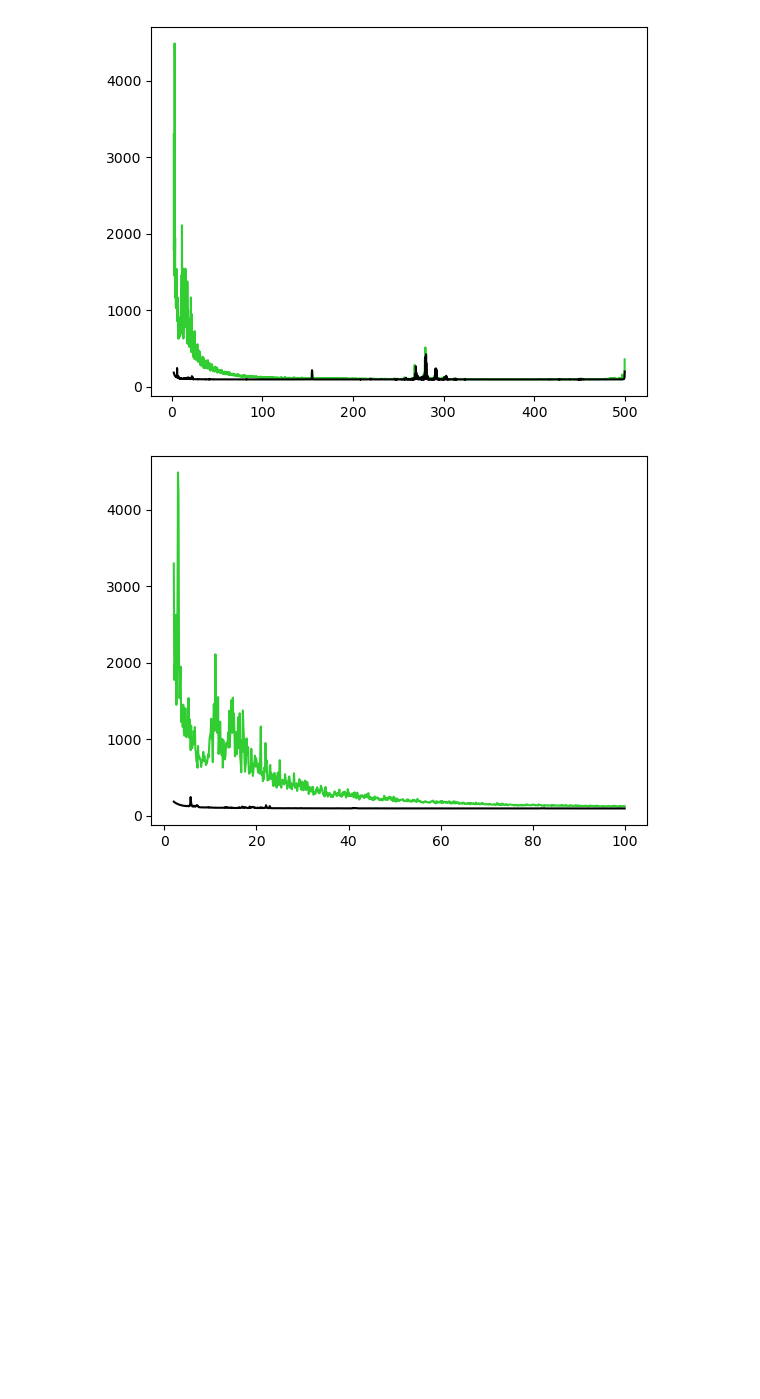
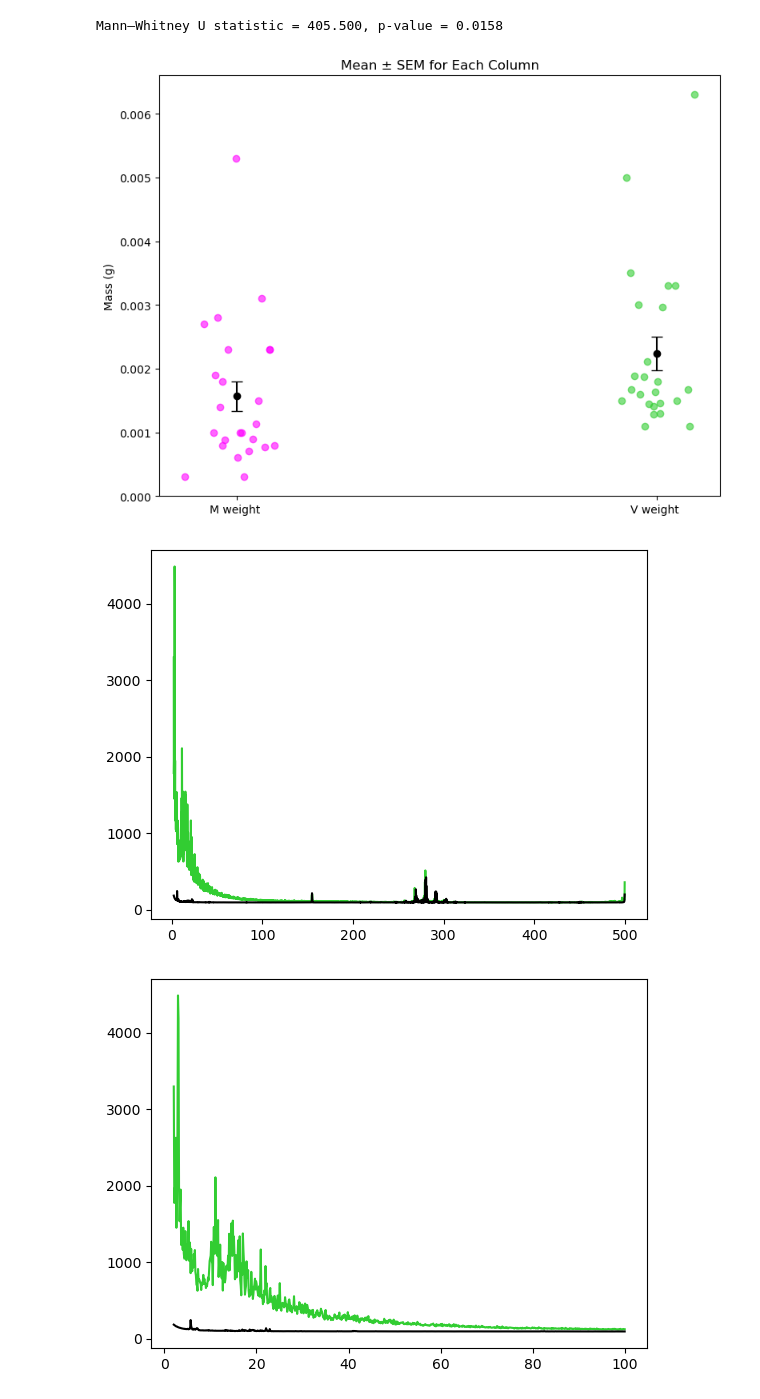
Before and after one commit to GordusLab/spider_prey_capture_paper, a Jupyter notebook: 1_webvibration/Supp_Figure_2.ipynb, the cells around one changed output. Saved outputs shown, nothing was run; the diff lists cells and outputs as text; code cells hidden in the pictures; blank space fills up the shorter version.

Commit message:
added enlarge prey mass comparison

```diff
--- a/1_webvibration/Supp_Figure_2.ipynb
+++ b/1_webvibration/Supp_Figure_2.ipynb
@@ -60,3 +60,63 @@ Mann–Whitney U statistic = 405.500, p-value = 0.0158
+# %%
+#!/usr/bin/env python3
+# -*- coding: utf-8 -*-
+"""
+Created on Wed Jun  4 10:54:32 2025
+
+@author: hsinyihung
+"""
+
+import os, glob
+import imageio
+
+import numpy as np
+import pandas as pd
+import matplotlib.pyplot as plt
+
+control_name = 'D.Melano_weight_webvibration.csv'
+
+directory = 'data/'
+df = pd.read_csv(directory + control_name, header=0)
+df = df.drop(columns=['spider weight ', 'spider weight_2 '])
+# Calculate mean and SEM
+means = df.mean()
+sems = df.sem()  # pandas has a built-in method for SEM!
+
+# Create scatter plot with error bars (SEM)
+plt.figure(figsize=(8, 6))
+x = np.arange(len(df.columns))
+plt.errorbar(x, means, yerr=sems, fmt='o', capsize=5, linestyle='None', color='black', ecolor='black')
+
+# Plot individual data points with jitter
+for i, col in enumerate(df.columns):
+
+    jitter = np.random.normal(0, 0.05, size=len(df[col]))  # small horizontal jitter
+    if col == 'V weight ':
+        plt.scatter(np.full_like(df[col], x[i]) + jitter, df[col], alpha=0.6, label=f'{col} data' if i == 0 else "",
+                        color='limegreen')
+    elif col == 'M weight ':
+        plt.scatter(np.full_like(df[col], x[i]) + jitter, df[col], alpha=0.6, label=f'{col} data' if i == 0 else "",
+                        color='magenta')
+    else:
+        plt.scatter(np.full_like(df[col], x[i]) + jitter, df[col], alpha=0.6, label=f'{col} data' if i == 0 else "",
+                        color='darkgrey')
+
+    # Customize plot
+plt.xticks(x, df.columns)
+plt.ylabel('Mass (g)')
+plt.title('Mean ± SEM for Each Column')
+plt.savefig('mass_prey.svg')
+plt.tight_layout()
+
+from scipy.stats import mannwhitneyu
+
+# Compare column 'A' and 'B'
+stat, p = mannwhitneyu(df['V weight '], df['M weight '], alternative='two-sided')
+
+print(f'Mann–Whitney U statistic = {stat:.3f}, p-value = {p:.4f}')
+# %% [output]
+Mann–Whitney U statistic = 405.500, p-value = 0.0158
+[figure, added]
 # %%
 import os, matplotlib.pyplot as plt, scipy
 import cv2
```
Also changed, not shown: parts of 1 cell of this notebook.
